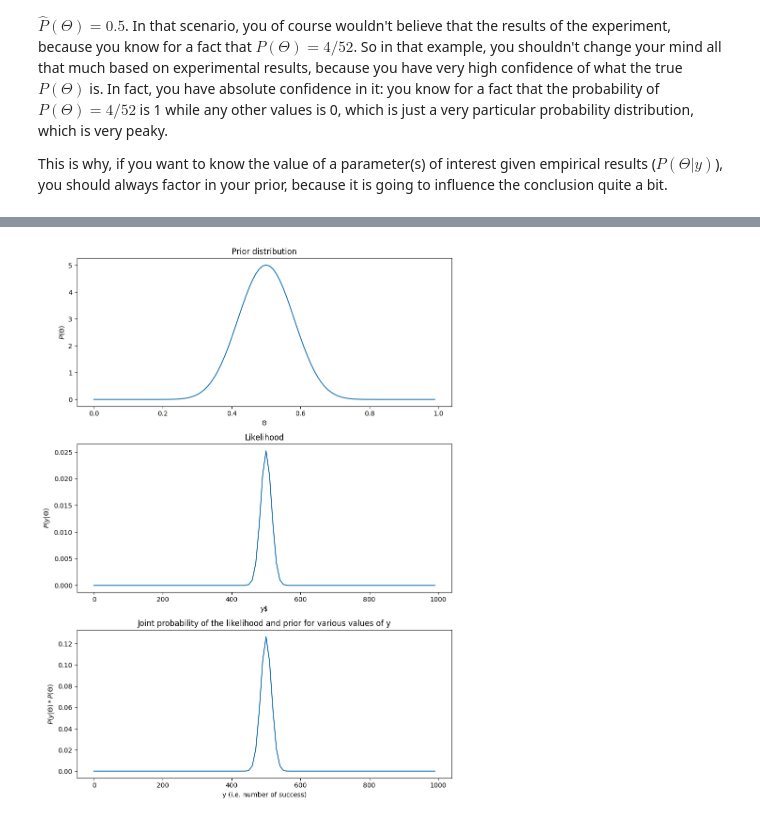
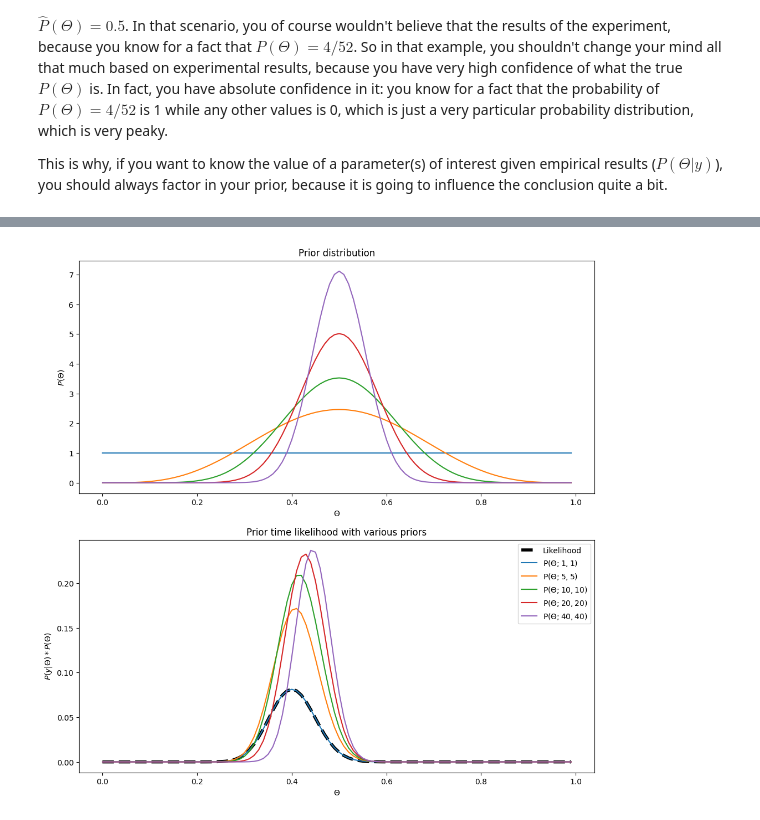
Before and after one commit to AlexLepauvre/variation_laplace_for_dummies, a Jupyter notebook: VariationalLaplaceForDummies/_build/jupyter_execute/BayesTheorem.ipynb, the cells around one changed output, grey strips where cells are left out. Drawn from its saved outputs; the diff is of its cells as text; code cells hidden in the pictures.

```diff
--- a/VariationalLaplaceForDummies/_build/jupyter_execute/BayesTheorem.ipynb
+++ b/VariationalLaplaceForDummies/_build/jupyter_execute/BayesTheorem.ipynb
@@ -280,27 +340,27 @@ It might not be self-evident what we are looking at, but hopefully by playing ar
 # %%
-theta = 0.5 # Our prior about the most likely value of theta
-alpha = 20  # Our prior confidence for the theta value
-beta = 20  # Our prior confidence for the theta value
-n = 1000  # Say we run an experiment in which we throw the coin a 1000 times
-ys = np.arange(0, 1000, 10) # We can plot the joint probability of our likelihood and prior for different observation to see what that looks like:
+# Modulating prior 'tightness':
+alphas = [1, 5, 10, 20, 40]  # Our prior confidence for the theta value
+betas = [1, 5, 10, 20, 40]  # Our prior confidence for the theta value
+n = 100  # Say we run an experiment in which we throw the coin a 1000 times
+k = 40  # Say we get a hypothetical 400 heads:
 
-fig, ax = plt.subplots(3, figsize=(9, 12))
-ax[0].plot(np.arange(0, 1, 0.01), [beta_distribution(theta, alpha, beta) for theta in np.arange(0, 1, 0.01)], label=f"$\\alpha$={alpha} & $\\beta$={beta}")
+thetas = np.arange(0, 1, 0.01)
+
+fig, ax = plt.subplots(2, figsize=(12, 12))
+for i, alpha in enumerate(alphas):
+    ax[0].plot(thetas, [beta_distribution(theta, alpha, betas[i]) for theta in thetas], label=f"$\\alpha$={alpha} & $\\beta$={betas[i]}")
 ax[0].set_ylabel("$P(\\Theta)$")
 ax[0].set_xlabel("$\\Theta$")
 ax[0].set_title("Prior distribution")
 
-ax[1].plot(ys, [binomial_distribution(n, y, theta) for y in np.arange(0, 1000, 10)])
-ax[1].set_ylabel("$P(y|\\Theta)$")
-ax[1].set_xlabel("y")
-ax[1].set_title("Likelihood")
-
-ax[2].plot(ys, [binomial_beta_joint(y, n, theta, alpha, beta) for y in ys])
-ax[2].set_ylabel("$P(y|\\Theta) * P(\\Theta)$")
-ax[2].set_xlabel("y (i.e. number of success)")
-ax[2].set_title("Joint probability of the likelihood and prior for various values of y")
-plt.tight_layout()
+ax[1].plot(thetas, [binomial_distribution(n, k, theta) for theta in thetas], 'k', linestyle='--', label='Likelihood', linewidth=4)
+for i, alpha in enumerate(alphas):
+    ax[1].plot(thetas, [likelihood_times_prior(theta, n, k, alpha, betas[i]) for theta in thetas], label=f"P($\\Theta; {alpha}, {betas[i]}$)")
+ax[1].set_ylabel("$P(y|\\Theta) * P(\\Theta)$")
+ax[1].set_xlabel("$\\Theta$")
+ax[1].set_title("Prior time likelihood with various priors")
+plt.legend()
 plt.show()
 plt.close()
 # %% [output]
-[figure, old version]
+[figure, new version]
```
Also changed, not shown: parts of 31 cells of this notebook, 38 other files.
